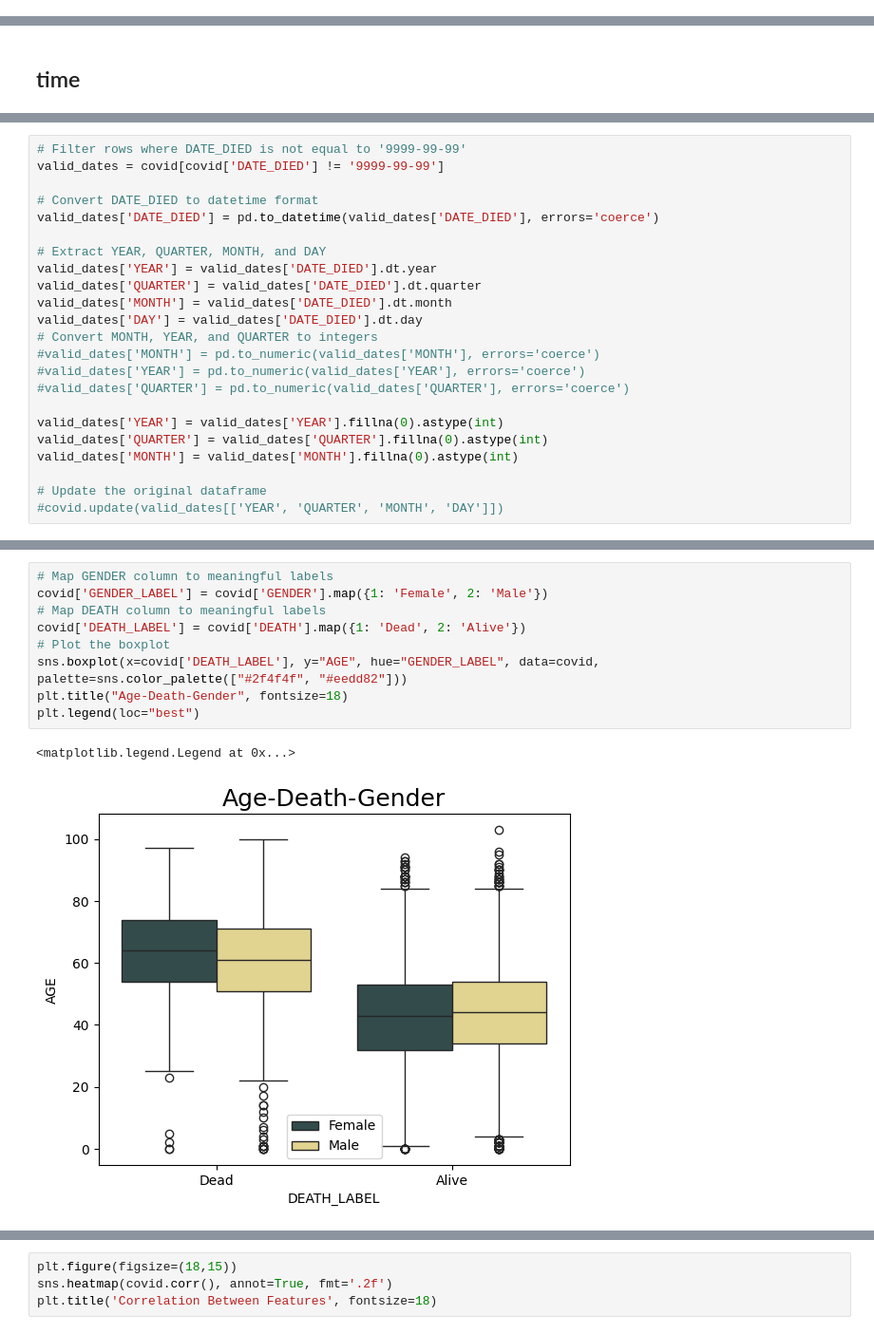
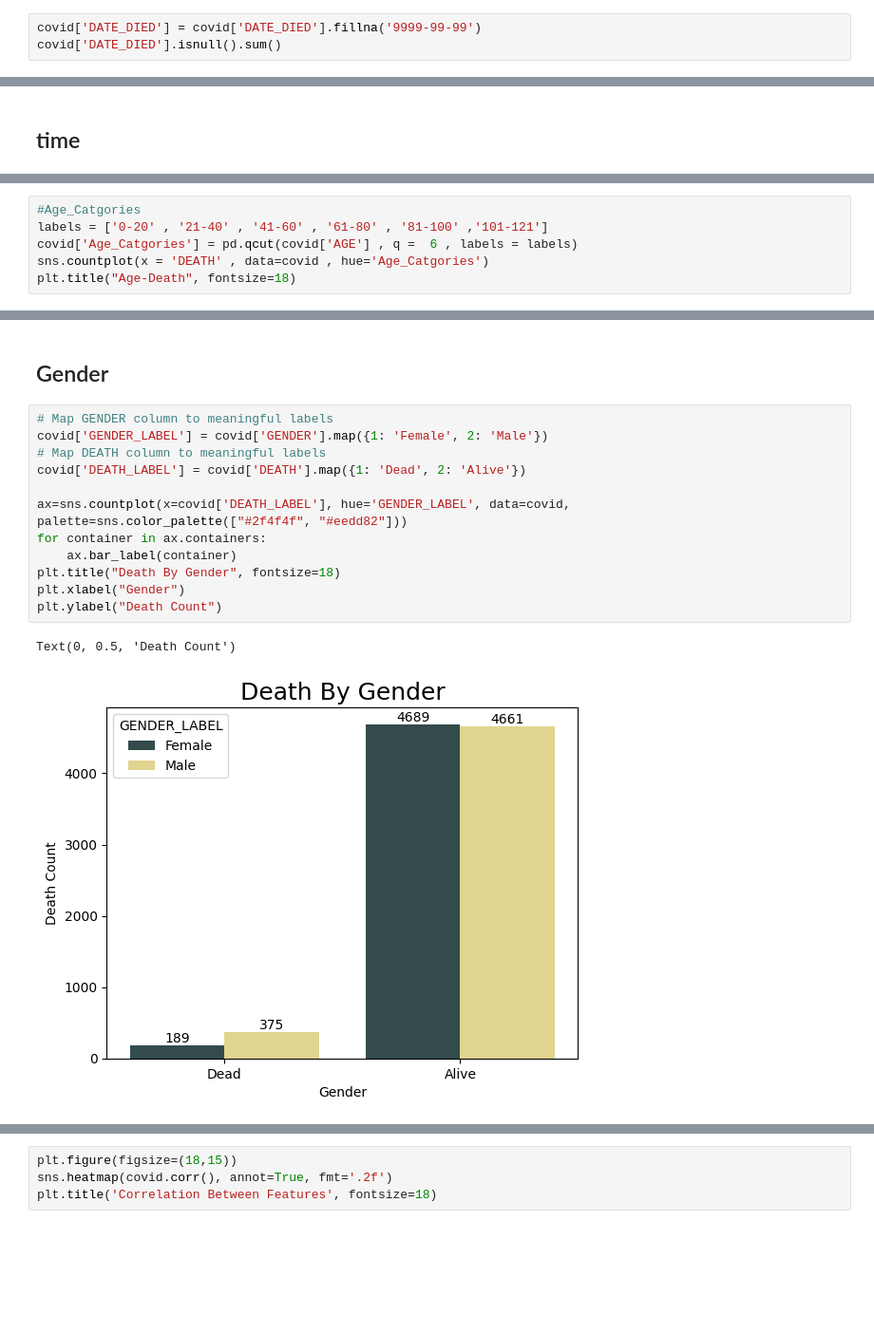
Before and after one commit to SobiaNoorAI/Covid-19-ML-Prediction, a Jupyter notebook: Death Prediction.ipynb, the cells around one changed output, grey strips where cells are left out. Shown at 95% size. Saved outputs shown, nothing was run; the diff lists cells and outputs as text; blank space fills up the shorter version.

```diff
--- a/Death Prediction.ipynb
+++ b/Death Prediction.ipynb
@@ -416,0 +410,3 @@ ICU                  =>          4
+# %%
+covid['DATE_DIED'] = covid['DATE_DIED'].fillna('9999-99-99')
+covid['DATE_DIED'].isnull().sum()
@@ -520,24 +562 @@ covid['QUARTER'] = pd.to_numeric(covid['QUARTER'], errors='coerce')
-# %%
-# Filter rows where DATE_DIED is not equal to '9999-99-99'
-valid_dates = covid[covid['DATE_DIED'] != '9999-99-99']
-
-# Convert DATE_DIED to datetime format
-valid_dates['DATE_DIED'] = pd.to_datetime(valid_dates['DATE_DIED'], errors='coerce')
-
-# Extract YEAR, QUARTER, MONTH, and DAY
-valid_dates['YEAR'] = valid_dates['DATE_DIED'].dt.year
-valid_dates['QUARTER'] = valid_dates['DATE_DIED'].dt.quarter
-valid_dates['MONTH'] = valid_dates['DATE_DIED'].dt.month
-valid_dates['DAY'] = valid_dates['DATE_DIED'].dt.day
-# Convert MONTH, YEAR, and QUARTER to integers
-#valid_dates['MONTH'] = pd.to_numeric(valid_dates['MONTH'], errors='coerce')
-#valid_dates['YEAR'] = pd.to_numeric(valid_dates['YEAR'], errors='coerce')
-#valid_dates['QUARTER'] = pd.to_numeric(valid_dates['QUARTER'], errors='coerce')
-
-valid_dates['YEAR'] = valid_dates['YEAR'].fillna(0).astype(int)
-valid_dates['QUARTER'] = valid_dates['QUARTER'].fillna(0).astype(int)
-valid_dates['MONTH'] = valid_dates['MONTH'].fillna(0).astype(int)
-
-# Update the original dataframe
-#covid.update(valid_dates[['YEAR', 'QUARTER', 'MONTH', 'DAY']])
 # %%
@@ -674,0 +614,6 @@ bb
+# %%
+#Age_Catgories
+labels = ['0-20' , '21-40' , '41-60' , '61-80' , '81-100' ,'101-121']
+covid['Age_Catgories'] = pd.qcut(covid['AGE'] , q =  6 , labels = labels)
+sns.countplot(x = 'DEATH' , data=covid , hue='Age_Catgories')
+plt.title("Age-Death", fontsize=18)
@@ -675,12 +623,17 @@ bb
+# %% [markdown]
+## Gender
 # %%
 # Map GENDER column to meaningful labels
 covid['GENDER_LABEL'] = covid['GENDER'].map({1: 'Female', 2: 'Male'})
 # Map DEATH column to meaningful labels
 covid['DEATH_LABEL'] = covid['DEATH'].map({1: 'Dead', 2: 'Alive'})
-# Plot the boxplot
-sns.boxplot(x=covid['DEATH_LABEL'], y="AGE", hue="GENDER_LABEL", data=covid, palette=sns.color_palette(["#2f4f4f", "#eedd82"]))
-plt.title("Age-Death-Gender", fontsize=18)
-plt.legend(loc="best")
+
+ax=sns.countplot(x=covid['DEATH_LABEL'], hue='GENDER_LABEL', data=covid, palette=sns.color_palette(["#2f4f4f", "#eedd82"]))
+for container in ax.containers:
+    ax.bar_label(container)
+plt.title("Death By Gender", fontsize=18)
+plt.xlabel("Gender")
+plt.ylabel("Death Count")
 # %% [output]
-<matplotlib.legend.Legend at 0x...>
+Text(0, 0.5, 'Death Count')
-[figure, old version]
+[figure, new version]
```
Also changed, not shown: parts of 35 cells of this notebook.
